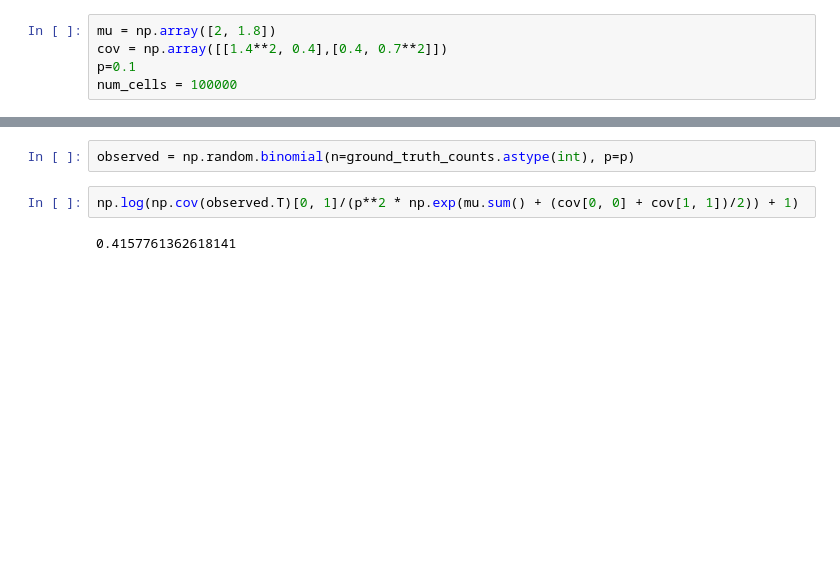
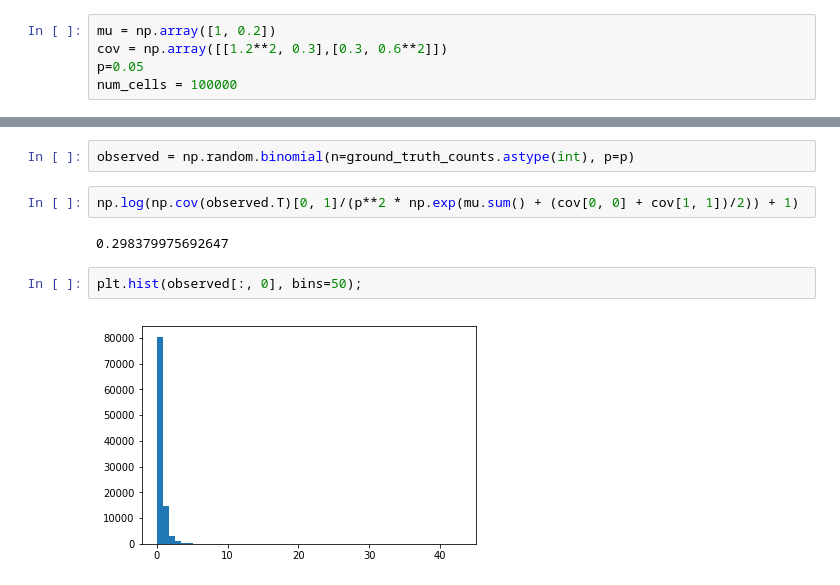
Before and after one commit to yelabucsf/scrna-parameter-estimation, a Jupyter notebook: notebooks/2d_em_simulation_v3.ipynb, the cells around one changed output, grey strips where cells are left out. Cells and saved outputs as stored; diff of their text form; blank space fills up the shorter version.

```diff
--- a/notebooks/2d_em_simulation_v3.ipynb
+++ b/notebooks/2d_em_simulation_v3.ipynb
@@ -159,9 +155,9 @@ def _fit_multivariate_distribution(data, d1_col='z1', d2_col='z2', weights_col='
 # %% [markdown]
 ### Simulate some data
 # %%
-mu = np.array([2, 1.8])
-cov = np.array([[1.4**2, 0.4],[0.4, 0.7**2]])
-p=0.1
+mu = np.array([1, 0.2])
+cov = np.array([[1.2**2, 0.3],[0.3, 0.6**2]])
+p=0.05
 num_cells = 100000
 # %%
 mvn = np.random.multivariate_normal(mu, cov, size=num_cells)
@@ -172,4 +168,8 @@ observed = np.random.binomial(n=ground_truth_counts.astype(int), p=p)
 # %%
 np.log(np.cov(observed.T)[0, 1]/(p**2 * np.exp(mu.sum() + (cov[0, 0] + cov[1, 1])/2)) + 1)
 # %% [output]
-0.4157761362618141
+0.298379975692647
+# %%
+plt.hist(observed[:, 0], bins=50);
+# %% [output]
+[figure, added]
```
Also changed, not shown: parts of 1 cell of this notebook, 7 other files.
